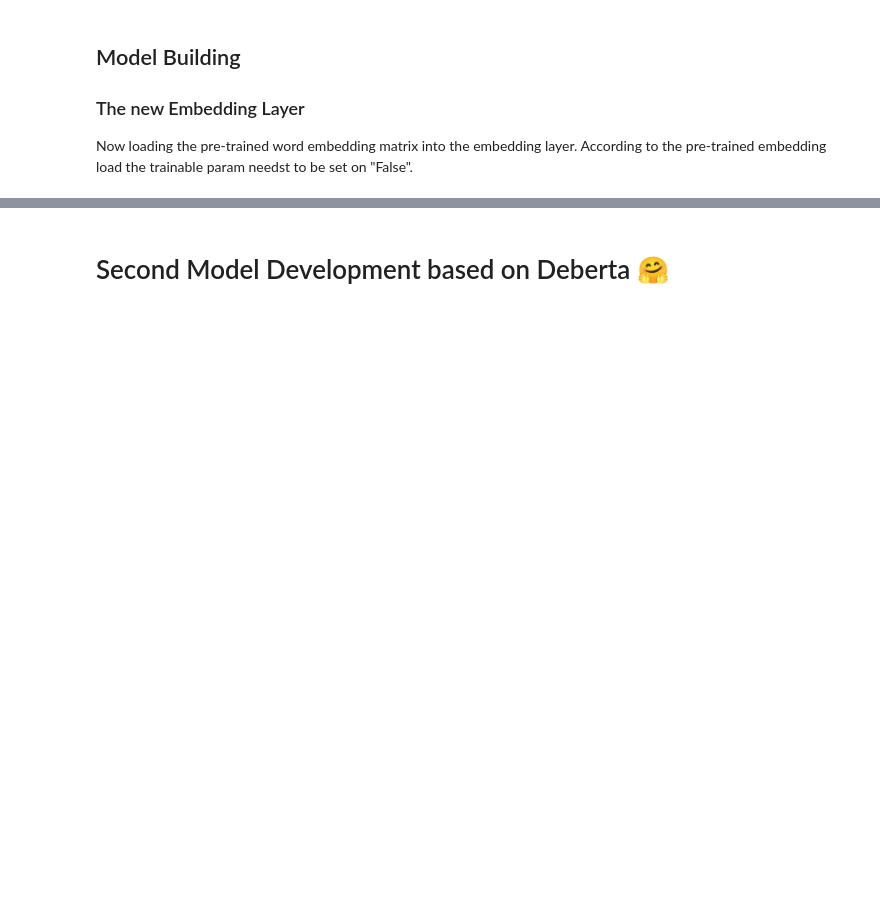
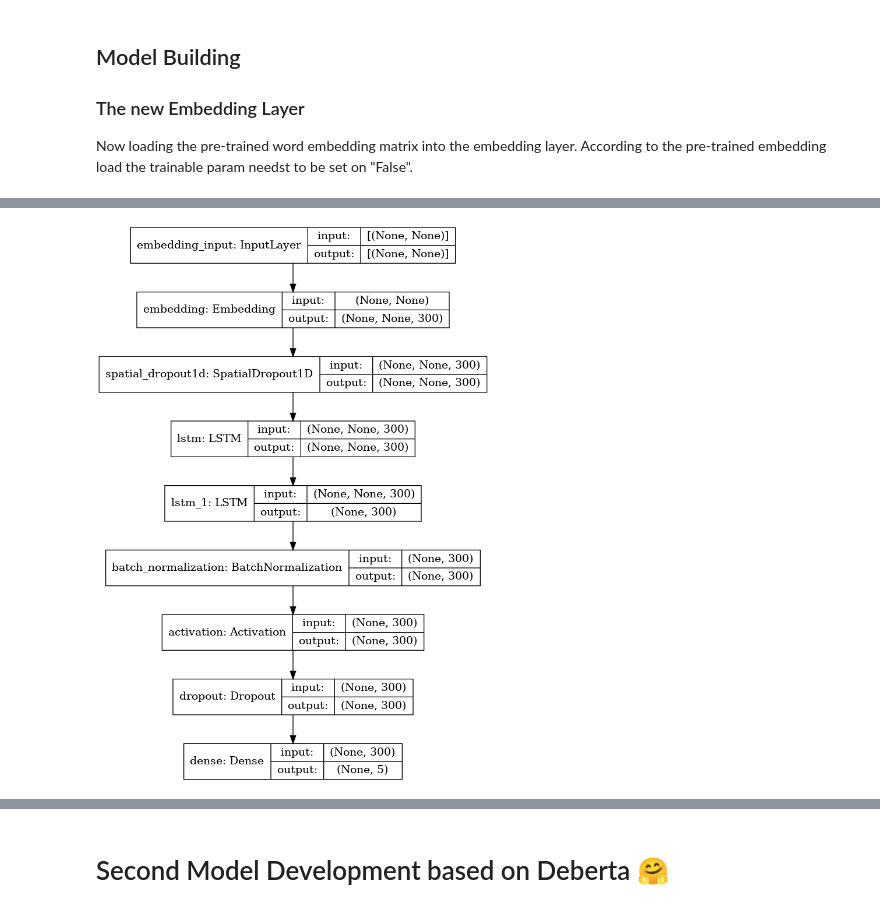
Before and after one commit to IIIskiplikIII/phrase2phrase-match-ai, a Jupyter notebook: phrase_2_phrase_matching.ipynb, the cells around one changed output, grey strips where cells are left out. Drawn from its saved outputs; the diff is of its cells as text; code cells hidden in the pictures; blank space fills up the shorter version.

```diff
--- a/phrase_2_phrase_matching.ipynb
+++ b/phrase_2_phrase_matching.ipynb
@@ -255,0 +280,3 @@ train['title'] = train.title.apply(lambda context: ' '.join(context))
+# %%
+sep_token = tokenizer.sep_token
+print(f'Seperater Token: {sep_token}')
@@ -256,7 +291,12 @@ train['title'] = train.title.apply(lambda context: ' '.join(context))
+# %%
+train['context_token'] = '[' + train['context'] + ']'
+test['context_token'] = '[' + test['context'] + ']'
+context_list = list(train['context_token'].unique())
 # %%
-train['corpus'] = train['anchor'] + ' ' + train['target']
-train['corpus_w_context'] = train['corpus'] + ' ' +  train['context']
-train['corpus_w_full_context'] = train['corpus'] + ' ' + train['title']
+train['corpus'] = train['anchor'] + sep_token + train['target']
+train['corpus_w_context'] = train['context_token'] + sep_token + train['corpus']
+train['corpus_w_full_context'] = train['context_token'] + sep_token + train['corpus'] + sep_token + train['title']
 
-test['corpus'] = test['anchor'] + ' ' + test['target']
-test['corpus_w_full_context'] = test['corpus'] + ' ' + test['title']
+test['corpus'] = test['anchor'] + sep_token + test['target']
+test['corpus_w_context'] = test['context_token'] + sep_token + test['corpus']
+test['corpus_w_full_context'] = train['context_token'] + sep_token + test['corpus'] + sep_token + test['title']
@@ -520,6 +618,6 @@ Now loading the pre-trained word embedding matrix into the embedding layer. Acco
 # %%
-#model.compile(loss='sparse_categorical_crossentropy',
-#                #optimizer=keras.optimizers.Nadam(learning_rate=lr, beta_1=mmt),
-#                optimizer=keras.optimizers.Adam(),
-#                metrics=['accuracy']
-#                )
+model.compile(loss='sparse_categorical_crossentropy',
+                #optimizer=keras.optimizers.Nadam(learning_rate=lr, beta_1=mmt),
+                optimizer=keras.optimizers.Adam(),
+                metrics=['accuracy']
+                )
@@ -528,3 +644,5 @@ Now loading the pre-trained word embedding matrix into the embedding layer. Acco
 # %%
-#tf.keras.utils.plot_model(model, show_shapes=True, to_file='multichannel.png')
+tf.keras.utils.plot_model(model, show_shapes=True, to_file='multichannel.png')
+# %% [output]
+[figure, added]
 # %%
```
Also changed, not shown: parts of 64 cells of this notebook.
